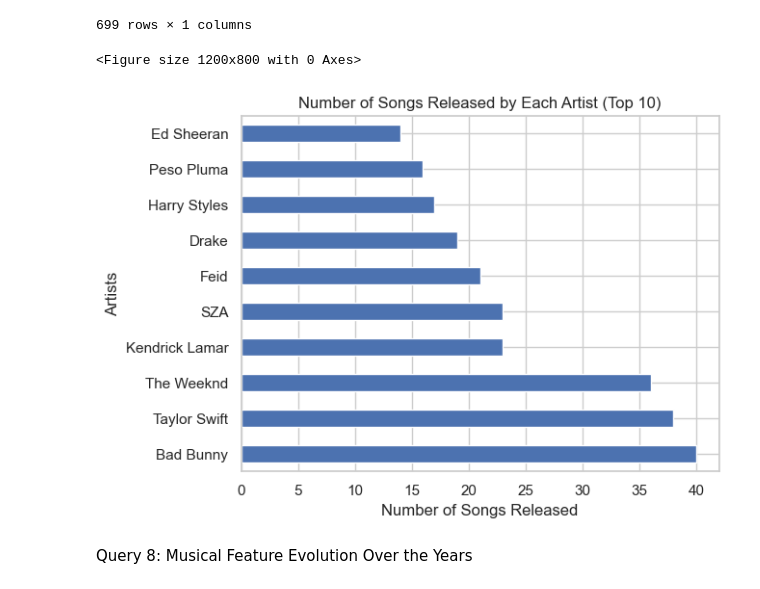
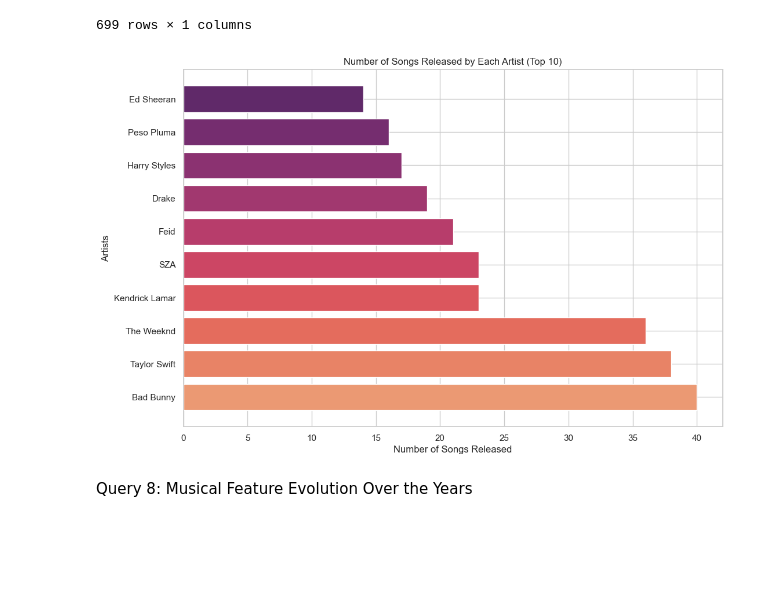
Before and after one commit to i-ap5/FamBus, a Jupyter notebook: famBus.ipynb, the cells around one changed output. Saved outputs shown, nothing was run; the diff lists cells and outputs as text; code cells hidden in the pictures; blank space fills up the shorter version.

```diff
--- a/famBus.ipynb
+++ b/famBus.ipynb
@@ -827,14 +848,19 @@ most_songs_artists
 699 rows × 1 columns
 # %%
 plt.figure(figsize=(12, 8))
-most_songs_artists.head(10).plot(kind='barh', legend=False)
+
+colors = sns.color_palette("flare", n_colors=10)
+
+data = most_songs_artists.head(10)
+
+plt.barh(data.index, data['count'], color=colors)
+
 plt.xlabel('Number of Songs Released')
 plt.ylabel('Artists')
 plt.title('Number of Songs Released by Each Artist (Top 10)')
 plt.show()
 # %% [output]
-<Figure size 1200x800 with 0 Axes>
-[figure, old version]
+[figure, new version]
 # %% [markdown]
 Query 8: Musical Feature Evolution Over the Years
 # %%
```
Also changed, not shown: parts of 11 cells of this notebook.
